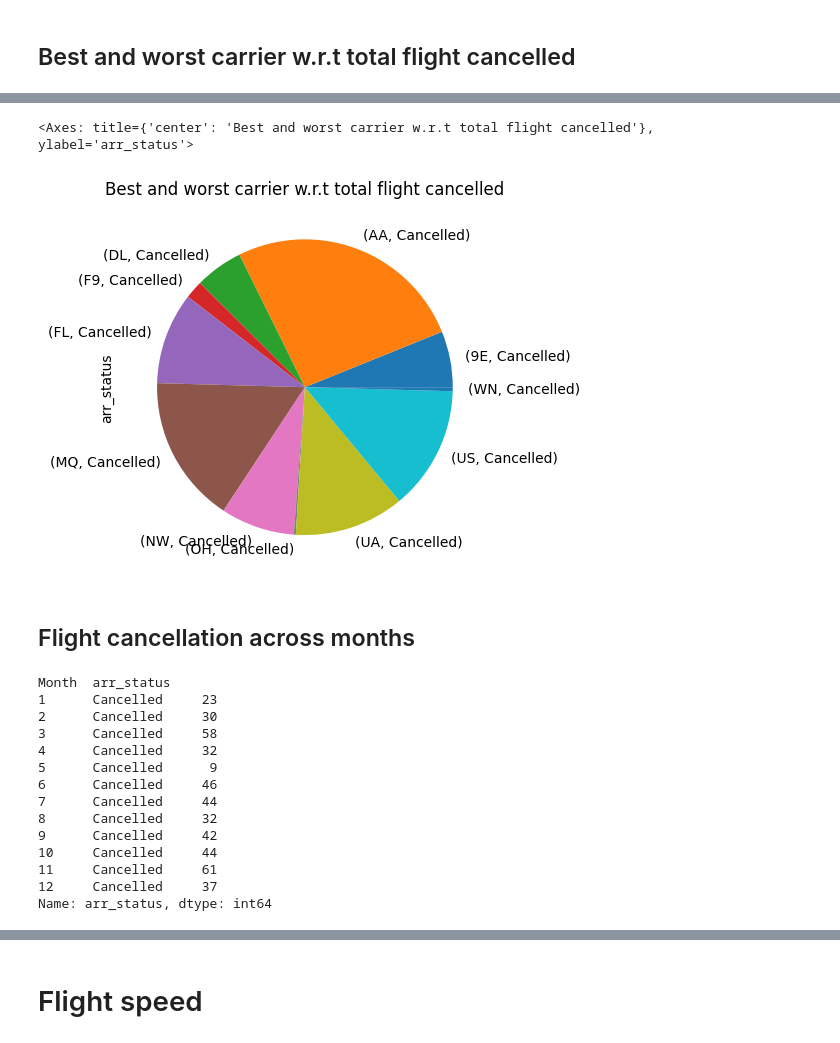
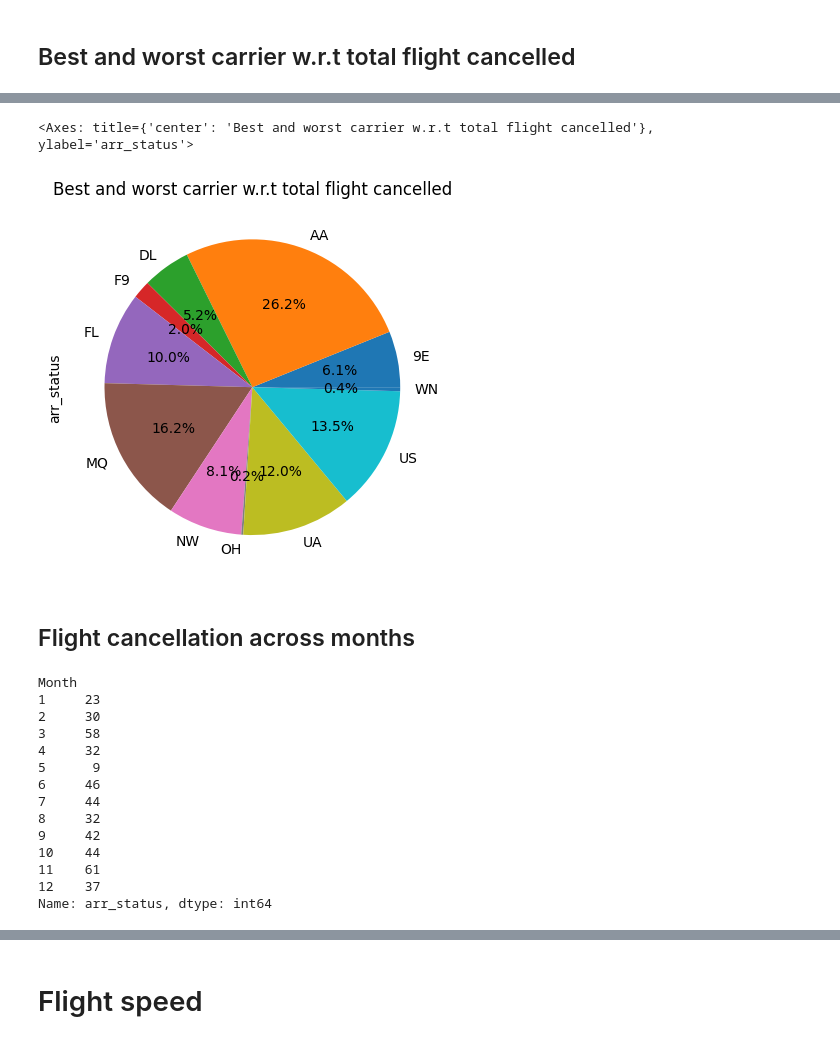
Before and after one commit to aditipandey017/Flight-data-analysis, a Jupyter notebook: Flight_set/flightset.ipynb, the cells around one changed output, grey strips where cells are left out. Drawn from its saved outputs; the diff is of its cells as text; code cells hidden in the pictures.

```diff
--- a/Flight_set/flightset.ipynb
+++ b/Flight_set/flightset.ipynb
@@ -342,3 +342,5 @@ Name: Origin, Length: 228, dtype: int64
 [figure]
 # %% [markdown]
 ## Popular Routes
+# %%
+df['routes'] = df.Origin+' <-> '+df.Dest
@@ -514,27 +517,27 @@ Name: arr_status, dtype: int64
 # %%
-bw_carrier.plot(kind='pie',title='Best and worst carrier w.r.t total flight cancelled')
+df.loc[df['arr_status'] == 'Cancelled'].groupby(['Carrier'])['arr_status'].count().plot(kind='pie',title='Best and worst carrier w.r.t total flight cancelled',autopct='%.1f%%')
 # %% [output]
 <Axes: title={'center': 'Best and worst carrier w.r.t total flight cancelled'}, ylabel='arr_status'>
-[figure, old version]
+[figure, new version]
 # %% [markdown]
 ## Flight cancellation across months
 # %%
-MonthCancel=df.loc[df['arr_status'] == 'Cancelled'].groupby(['Month','arr_status'])['arr_status'].count()
+MonthCancel=df.loc[df['arr_status'] == 'Cancelled'].groupby(['Month'])['arr_status'].count()
 MonthCancel
 # %% [output]
-Month  arr_status
-1      Cancelled     23
-2      Cancelled     30
-3      Cancelled     58
-4      Cancelled     32
-5      Cancelled      9
-6      Cancelled     46
-7      Cancelled     44
-8      Cancelled     32
-9      Cancelled     42
-10     Cancelled     44
-11     Cancelled     61
-12     Cancelled     37
+Month
+1     23
+2     30
+3     58
+4     32
+5      9
+6     46
+7     44
+8     32
+9     42
+10    44
+11    61
+12    37
 Name: arr_status, dtype: int64
 # %%
 MonthCancel.plot(kind='bar',title='Flight cancellation across months')
```
Also changed, not shown: parts of 16 cells of this notebook, 1 other file.
